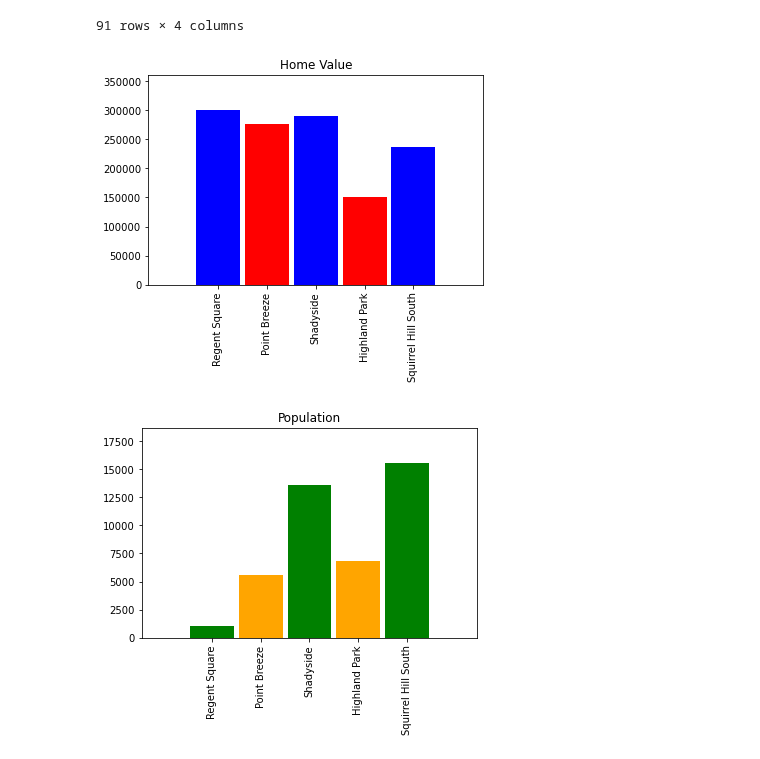
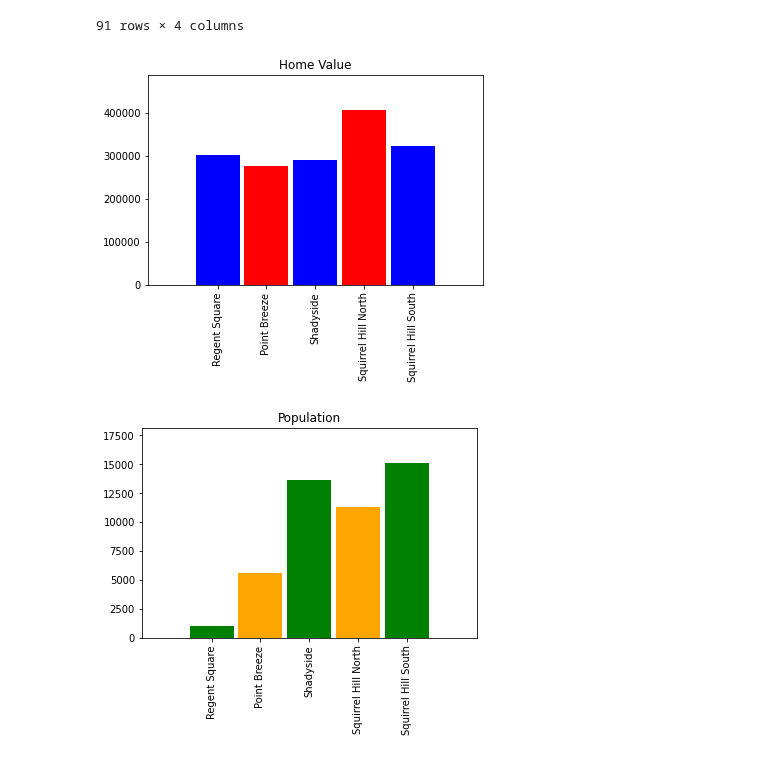
Before and after one commit to Gokuin/CMPINF0010-FinalProject, a Jupyter notebook: Final_Group_Notebook.ipynb, the cells around one changed output. Drawn from its saved outputs; the diff is of its cells as text; code cells hidden in the pictures.

```diff
--- a/Final_Group_Notebook.ipynb
+++ b/Final_Group_Notebook.ipynb
@@ -221,28 +223,28 @@ dataset
 # %%
 #import panda
 import matplotlib.pyplot as plt
 
 
 x = [1, 2, 3, 4,5]
-y = [300900, 276757, 290693, 150738,237164]
-labels = ['Regent Square', 'Point Breeze', 'Shadyside', 'Highland Park','Squirrel Hill South']
+y = [300900, 276757, 290693, 407000,323111]
+labels = ['Regent Square', 'Point Breeze', 'Shadyside', 'Squirrel Hill North','Squirrel Hill South']
 plt.bar(x, y,width=.9,color=['blue','red'])
 
 # You can specify a rotation for the tick labels in degrees or with keywords.
 plt.xticks(x, labels, rotation='vertical')
 # Pad margins so that markers don't get clipped by the axes
 plt.margins(0.2)
 # Tweak spacing to prevent clipping of tick-labels
 plt.subplots_adjust(bottom=.15)
 plt.title('Home Value')
 plt.show()
 # %% [output]
-[figure, old version]
+[figure, new version]
 # %%
 import matplotlib.pyplot as plt
 x = [1, 2, 3, 4,5]
-y = [1033, 5555,  13593,6854,15572]
-labels = ['Regent Square', 'Point Breeze', 'Shadyside', 'Highland Park','Squirrel Hill South']
+y = [1033, 5555,  13593,11263,15110]
+labels = ['Regent Square', 'Point Breeze', 'Shadyside', 'Squirrel Hill North','Squirrel Hill South']
 plt.bar(x, y,width=.9,color=['green','orange'])
 
 # You can specify a rotation for the tick labels in degrees or with keywords.
@@ -254,4 +256,4 @@ plt.subplots_adjust(bottom=.15)
 plt.title('Population')
 plt.show()
 # %% [output]
-[figure, old version]
+[figure, new version]
```
Also changed, not shown: parts of 4 cells of this notebook.
